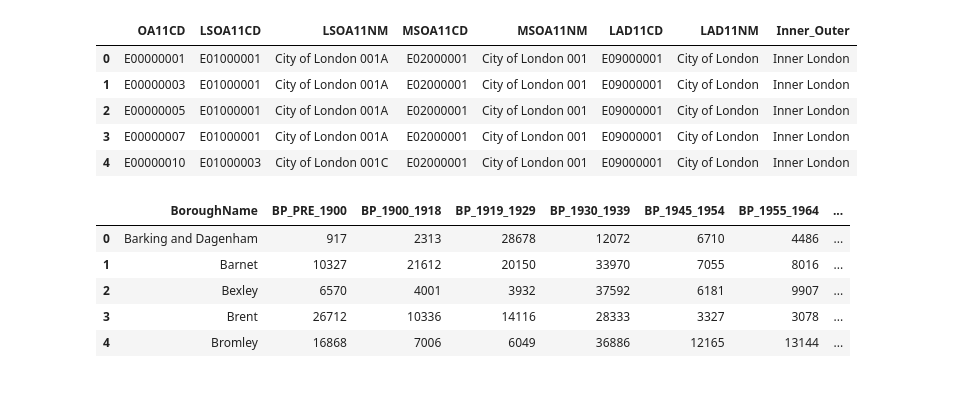
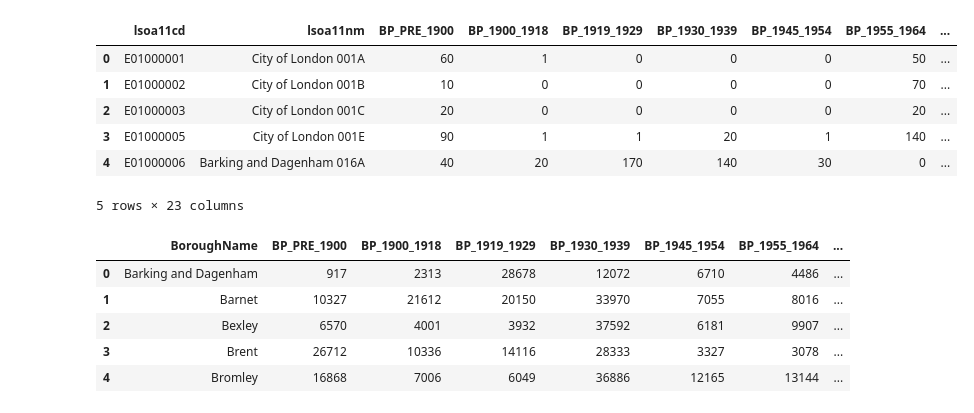
Before and after one commit to hlynurarni/Social-Data-Analysis-Final, a Jupyter notebook: Housing_ages.ipynb, the cells around one changed output. Saved outputs shown, nothing was run; the diff lists cells and outputs as text; code cells hidden in the pictures.

```diff
--- a/Housing_ages.ipynb
+++ b/Housing_ages.ipynb
@@ -41,11 +110,12 @@ df['BoroughName'] = [df_convert[df_convert.LSOA11CD == x].iloc[1,:]["LAD11NM"] f
 # %%
-df_convert.head()
+df.head()
 # %% [output]
-|  | OA11CD | LSOA11CD | LSOA11NM | MSOA11CD | MSOA11NM | LAD11CD | LAD11NM | Inner_Outer |
-| 0 | E00000001 | E01000001 | City of London 001A | E02000001 | City of London 001 | E09000001 | City of London | Inner London |
-| 1 | E00000003 | E01000001 | City of London 001A | E02000001 | City of London 001 | E09000001 | City of London | Inner London |
-| 2 | E00000005 | E01000001 | City of London 001A | E02000001 | City of London 001 | E09000001 | City of London | Inner London |
-| 3 | E00000007 | E01000001 | City of London 001A | E02000001 | City of London 001 | E09000001 | City of London | Inner London |
-| 4 | E00000010 | E01000003 | City of London 001C | E02000001 | City of London 001 | E09000001 | City of London | Inner London |
+|  | lsoa11cd | lsoa11nm | BP_PRE_1900 | BP_1900_1918 | BP_1919_1929 | BP_1930_1939 | BP_1945_1954 | BP_1955_1964 | ... |
+| 0 | E01000001 | City of London 001A | 60 | 1 | 0 | 0 | 0 | 50 | ... |
+| 1 | E01000002 | City of London 001B | 10 | 0 | 0 | 0 | 0 | 70 | ... |
+| 2 | E01000003 | City of London 001C | 20 | 0 | 0 | 0 | 0 | 20 | ... |
+| 3 | E01000005 | City of London 001E | 90 | 1 | 1 | 20 | 1 | 140 | ... |
+| 4 | E01000006 | Barking and Dagenham 016A | 40 | 20 | 170 | 140 | 30 | 0 | ... |
+5 rows × 23 columns
 # %%
 # select the stats
```
Also changed, not shown: parts of 11 cells of this notebook, 3 other files.
